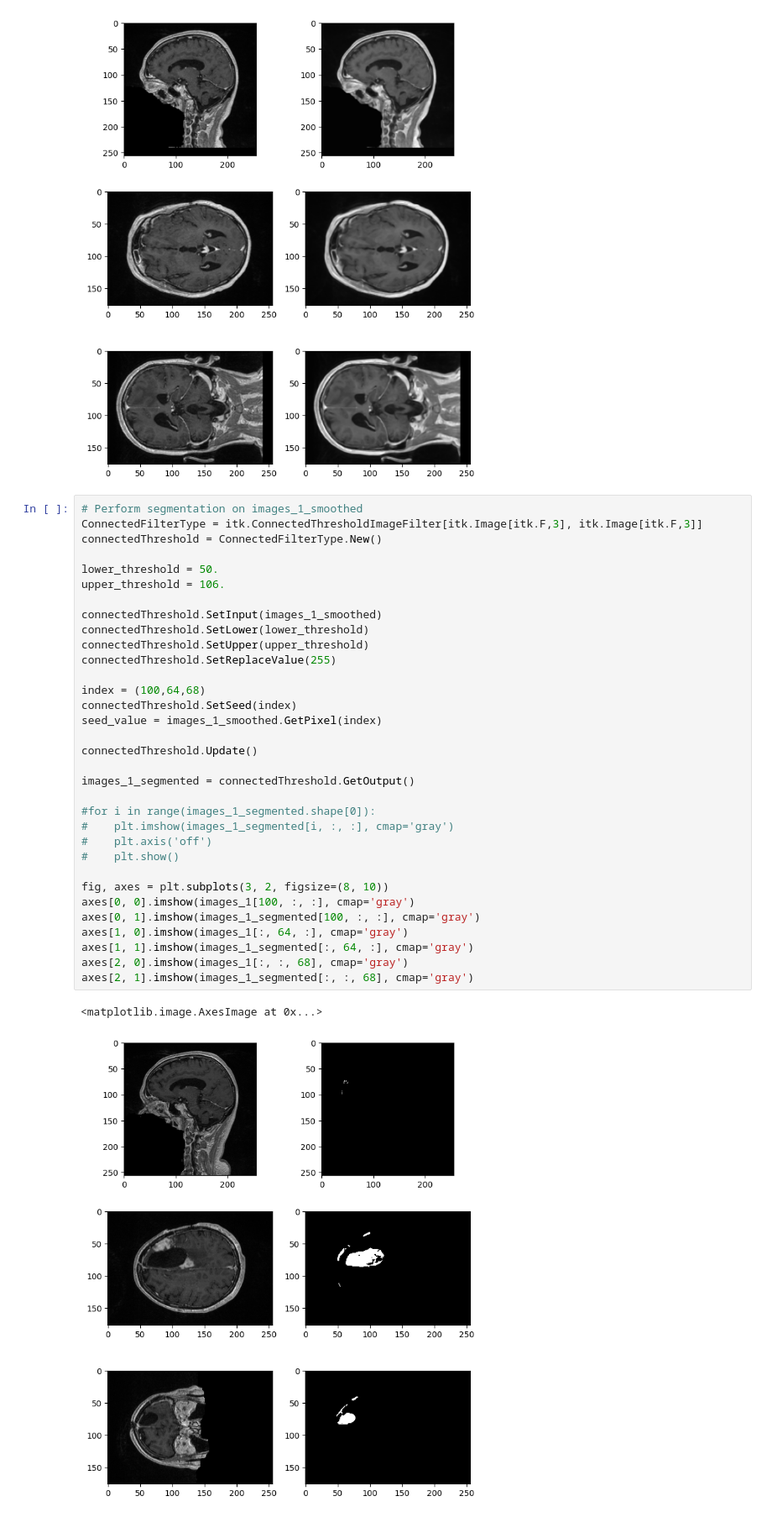
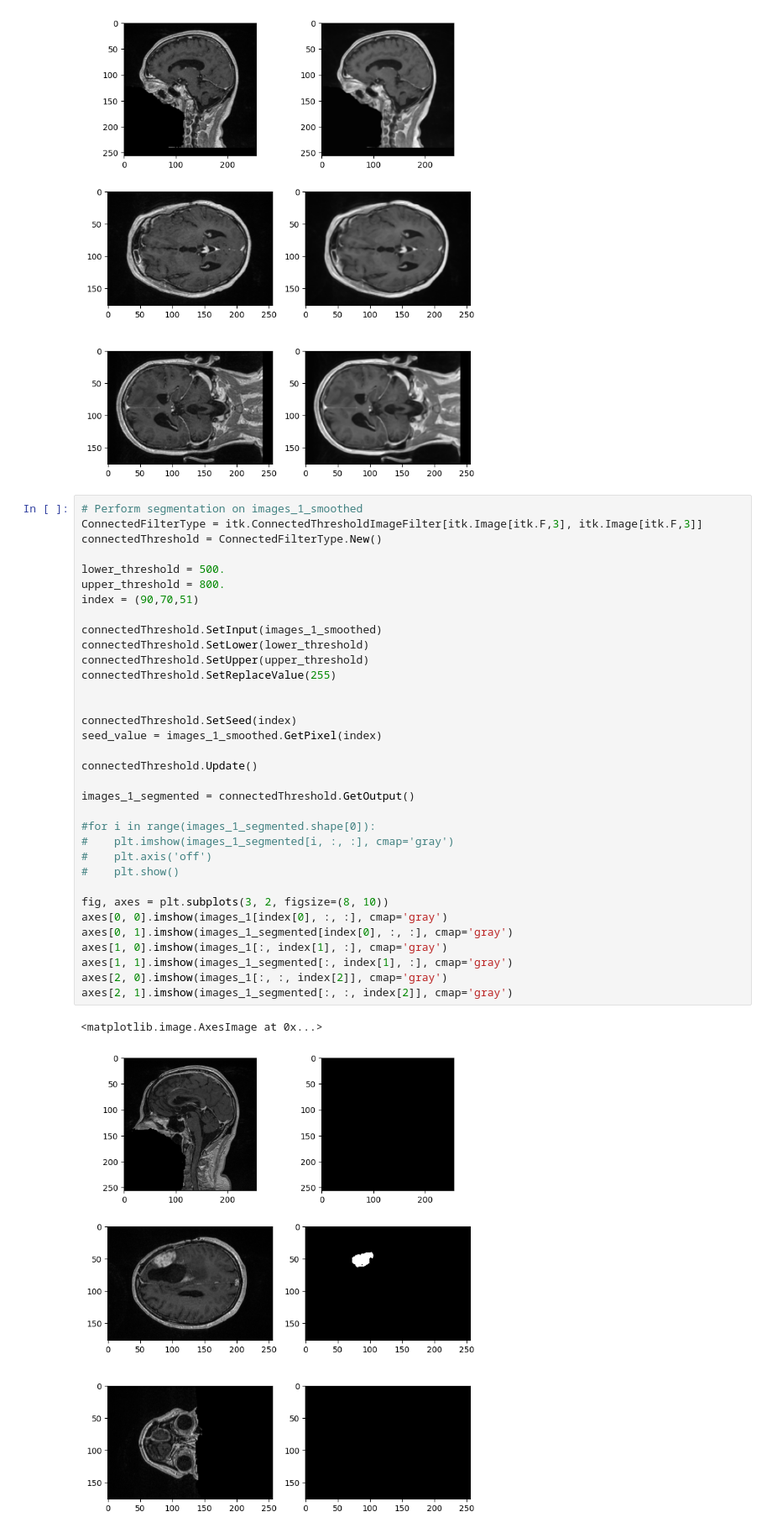
Before and after one commit to TALLEC-Scott/ITKVTK_PROJECT, a Jupyter notebook: Projet_ITK-VTK.ipynb, the cells around one changed output. Shown at 84% size. Saved outputs shown, nothing was run; the diff lists cells and outputs as text.

```diff
--- a/Projet_ITK-VTK.ipynb
+++ b/Projet_ITK-VTK.ipynb
@@ -227,39 +288,40 @@ axes[2, 1].imshow(images_2_smoothed[:, :, 150], cmap='gray')
 # %%
 # Perform segmentation on images_1_smoothed
 ConnectedFilterType = itk.ConnectedThresholdImageFilter[itk.Image[itk.F,3], itk.Image[itk.F,3]]
 connectedThreshold = ConnectedFilterType.New()
 
-lower_threshold = 50.
-upper_threshold = 106.
+lower_threshold = 500.
+upper_threshold = 800.
+index = (90,70,51)
 
 connectedThreshold.SetInput(images_1_smoothed)
 connectedThreshold.SetLower(lower_threshold)
 connectedThreshold.SetUpper(upper_threshold)
 connectedThreshold.SetReplaceValue(255)
 
-index = (100,64,68)
+
 connectedThreshold.SetSeed(index)
 seed_value = images_1_smoothed.GetPixel(index)
 
 connectedThreshold.Update()
 
 images_1_segmented = connectedThreshold.GetOutput()
 
 #for i in range(images_1_segmented.shape[0]):
 #    plt.imshow(images_1_segmented[i, :, :], cmap='gray')
 #    plt.axis('off')
 #    plt.show()
 
 fig, axes = plt.subplots(3, 2, figsize=(8, 10))
-axes[0, 0].imshow(images_1[100, :, :], cmap='gray')
-axes[0, 1].imshow(images_1_segmented[100, :, :], cmap='gray')
-axes[1, 0].imshow(images_1[:, 64, :], cmap='gray')
-axes[1, 1].imshow(images_1_segmented[:, 64, :], cmap='gray')
-axes[2, 0].imshow(images_1[:, :, 68], cmap='gray')
-axes[2, 1].imshow(images_1_segmented[:, :, 68], cmap='gray')
+axes[0, 0].imshow(images_1[index[0], :, :], cmap='gray')
+axes[0, 1].imshow(images_1_segmented[index[0], :, :], cmap='gray')
+axes[1, 0].imshow(images_1[:, index[1], :], cmap='gray')
+axes[1, 1].imshow(images_1_segmented[:, index[1], :], cmap='gray')
+axes[2, 0].imshow(images_1[:, :, index[2]], cmap='gray')
+axes[2, 1].imshow(images_1_segmented[:, :, index[2]], cmap='gray')
 # %% [output]
 <matplotlib.image.AxesImage at 0x...>
-[figure, old version]
+[figure, new version]
 # %%
 # Perform segmentation on images_2_smoothed
 ConnectedFilterType = itk.ConnectedThresholdImageFilter[itk.Image[itk.F,3], itk.Image[itk.F,3]]
```
Also changed, not shown: parts of 20 cells of this notebook.
